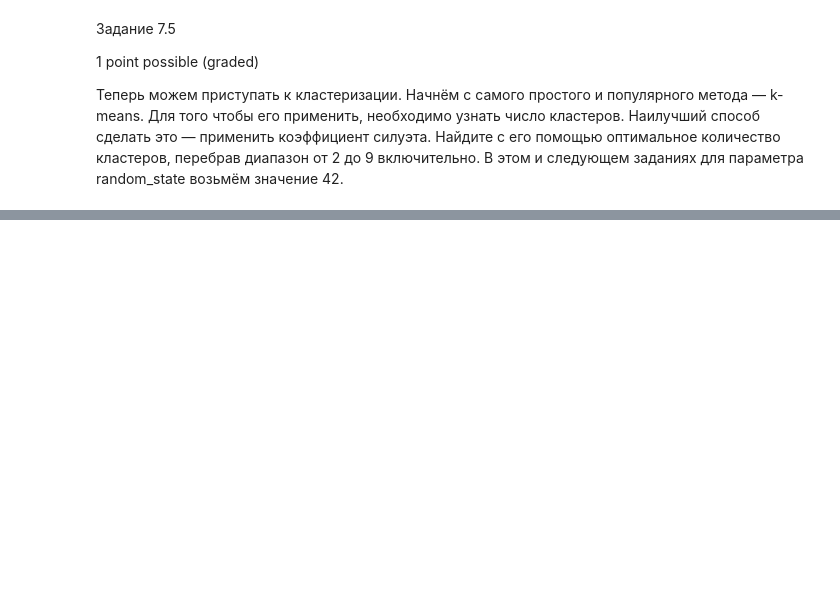
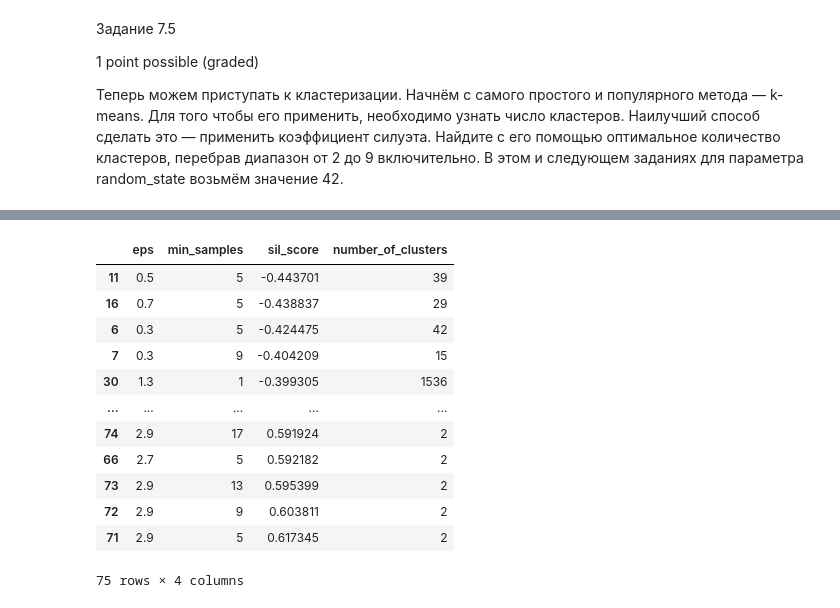
Before and after one commit to AlexGorel/IDE_NEW, a Jupyter notebook: MATH&ML-10. Кластеризация и техники понижения размерности. Часть I/MATH&ML-10. Кластеризация и техники понижения размерности. Часть I.ipynb, the cells around one changed output, grey strips where cells are left out. Saved outputs shown, nothing was run; the diff lists cells and outputs as text; code cells hidden in the pictures; blank space fills up the shorter version.

```diff
--- a/MATH&ML-10. Кластеризация и техники понижения размерности. Часть I/MATH&ML-10. Кластеризация и техники понижения размерности. Часть I.ipynb
+++ b/MATH&ML-10. Кластеризация и техники понижения размерности. Часть I/MATH&ML-10. Кластеризация и техники понижения размерности. Часть I.ipynb
@@ -439,0 +518,25 @@ plt.plot([i for i in range(2, 9)], silhouettes, 'xb-')
+# %%
+siliuette_list_dbscan = []
+
+for eps in np.arange(0.1,3,0.2):
+    for min_sample in range(1,20,4):
+        dbscan = DBSCAN(eps=eps, min_samples=min_sample)
+        dbscan.fit(X_std_df_CC_GENERAL)
+        sil_score = silhouette_score(X_std_df_CC_GENERAL, dbscan.labels_, metric='euclidean')
+        siliuette_list_dbscan.append((eps, min_sample, sil_score, len(set(dbscan.labels_))) )
+df_dbscan = pd.DataFrame(siliuette_list_dbscan, columns=['eps', 'min_samples', 'sil_score', 'number_of_clusters'])
+df_dbscan.sort_values(by = 'sil_score')
+# %% [output]
+|  | eps | min_samples | sil_score | number_of_clusters |
+| 11 | 0.5 | 5 | -0.443701 | 39 |
+| 16 | 0.7 | 5 | -0.438837 | 29 |
+| 6 | 0.3 | 5 | -0.424475 | 42 |
+| 7 | 0.3 | 9 | -0.404209 | 15 |
+| 30 | 1.3 | 1 | -0.399305 | 1536 |
+| ... | ... | ... | ... | ... |
+| 74 | 2.9 | 17 | 0.591924 | 2 |
+| 66 | 2.7 | 5 | 0.592182 | 2 |
+| 73 | 2.9 | 13 | 0.595399 | 2 |
+| 72 | 2.9 | 9 | 0.603811 | 2 |
+| 71 | 2.9 | 5 | 0.617345 | 2 |
+75 rows × 4 columns
```
Also changed, not shown: parts of 19 cells of this notebook, 3 other files.
